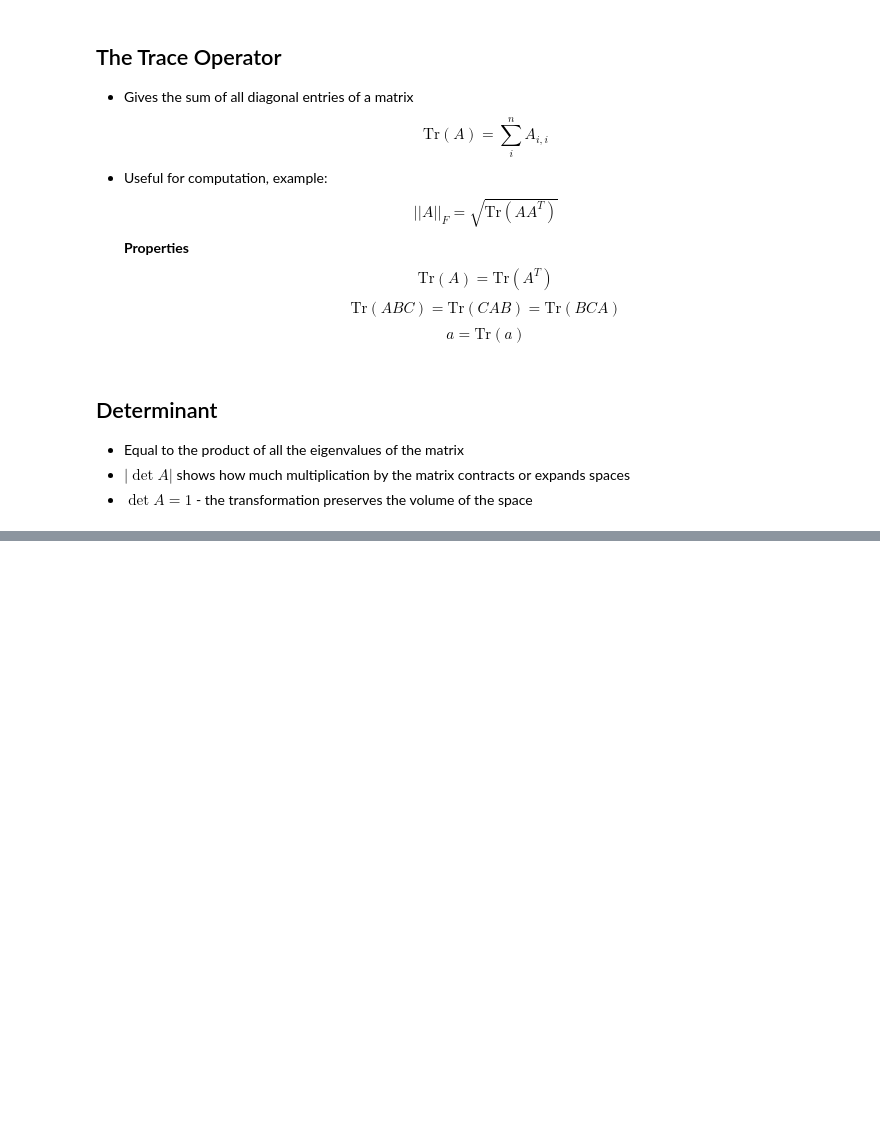
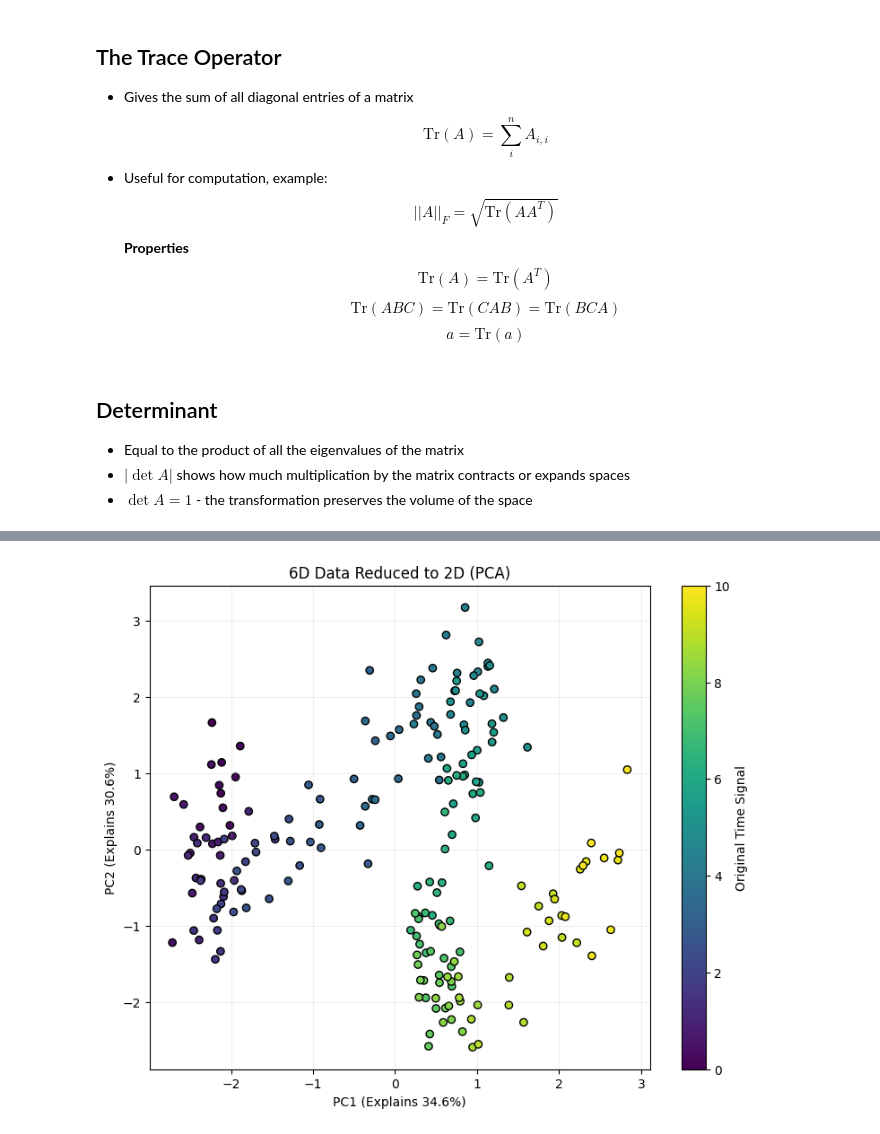
Before and after one commit to LauriSarap/deep-learning-studies, a Jupyter notebook: Math/linear_algebra.ipynb, the cells around one changed output, grey strips where cells are left out. Drawn from its saved outputs; the diff is of its cells as text; code cells hidden in the pictures; blank space fills up the shorter version.

```diff
--- a/Math/linear_algebra.ipynb
+++ b/Math/linear_algebra.ipynb
@@ -248,0 +307,43 @@ $$
+# %%
+# 200 samples with 6 features
+np.random.seed(42)
+n_samples = 200
+
+# Two hidden "true" signals
+t = np.linspace(0, 10, n_samples)
+signal1 = t
+signal2 = np.sin(t)
+
+# 6D data: some features follow signals, some are pure noise
+X = np.zeros((n_samples, 6))
+X[:, 0] = signal1 + np.random.normal(0, 0.4, n_samples) # Signal 1
+X[:, 1] = signal2 + np.random.normal(0, 0.4, n_samples) # Signal 2
+X[:, 2] = signal1 * 0.5 + np.random.normal(0, 0.2, n_samples) # Redundant
+X[:, 3] = signal2 * 2.0 + np.random.normal(0, 0.2, n_samples) # Redundant
+X[:, 4] = np.random.normal(0, 1.5, n_samples) # Pure Noise A
+X[:, 5] = np.random.normal(0, 1.5, n_samples) # Pure Noise B
+
+# Step 1: Standardize the data (Mean = 0, Std = 1)
+X_std = (X - np.mean(X, axis=0)) / np.std(X, axis=0)
+
+# Step 2: Perform SVD
+U, S, Vt = np.linalg.svd(X_std, full_matrices=False)
+
+# Step 3: Project the 6D data into 2D (using first 2 PCs)
+# We multiply the standardized data by the first two rows of Vt (transposed)
+X_pca = X_std @ Vt[:2, :].T
+
+# Step 4: Calculate Explained Variance for the labels
+var_exp = (S**2) / np.sum(S**2)
+
+# 4. Visualization
+plt.figure(figsize=(9, 7))
+scatter = plt.scatter(X_pca[:, 0], X_pca[:, 1], c=t, cmap='viridis', edgecolors='k')
+plt.title("6D Data Reduced to 2D (PCA)")
+plt.xlabel(f"PC1 (Explains {var_exp[0]*100:.1f}%)")
+plt.ylabel(f"PC2 (Explains {var_exp[1]*100:.1f}%)")
+plt.colorbar(scatter, label='Original Time Signal')
+plt.grid(True, alpha=0.2)
+plt.show()
+# %% [output]
+[figure, added]
```
Also changed, not shown: parts of 2 cells of this notebook, 3 other files.
